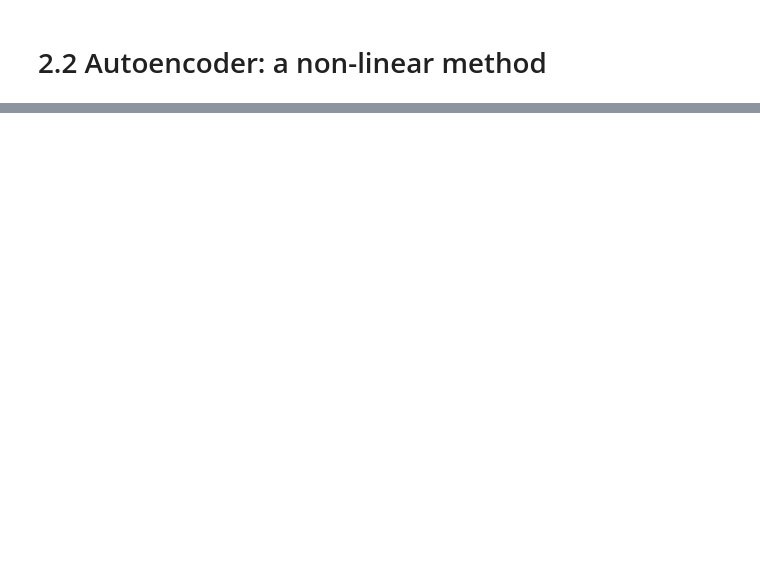
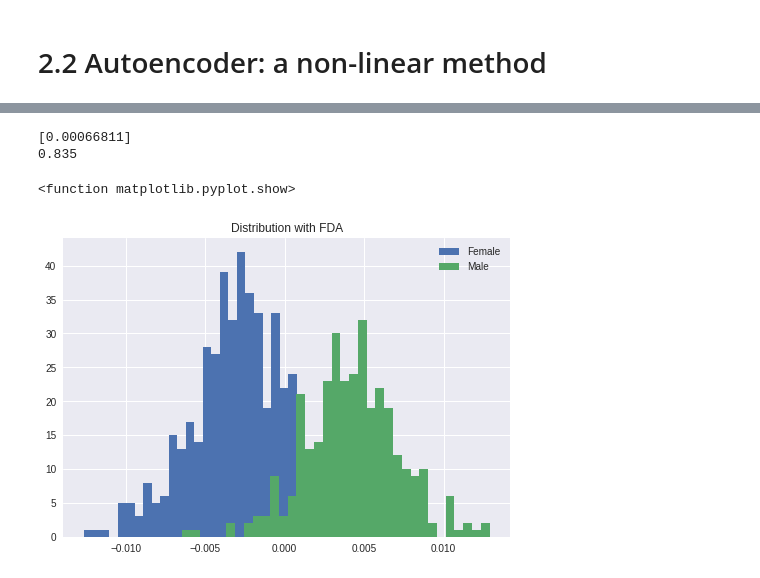
Before and after one commit to Kristytiki/Neural-Network, a Jupyter notebook: Project_1_PCA,_Antuencoder_and_FLD_for_Analyzing_Human_Faces.ipynb, the cells around one changed output, grey strips where cells are left out. Cells and saved outputs as stored; diff of their text form; code cells hidden in the pictures; blank space fills up the shorter version.

```diff
--- a/Project_1_PCA,_Antuencoder_and_FLD_for_Analyzing_Human_Faces.ipynb
+++ b/Project_1_PCA,_Antuencoder_and_FLD_for_Analyzing_Human_Faces.ipynb
@@ -596,0 +1301,69 @@ plot(recons_face,5,10,1,128,128)
+# %%
+X = np.load("/content/drive/My Drive/Colab Notebooks/image_labels.npy")
+y = np.array(list(np.ones(412)) + list(np.zeros(588)))
+X = X[:,:,:,2]
+# %%
+from sklearn.decomposition import PCA
+from sklearn.model_selection import train_test_split
+from numpy.linalg import inv
+from sklearn.metrics import accuracy_score
+
+X_train, X_test, y_train, y_test = train_test_split(X, y, test_size=0.2, random_state=123)
+
+# male is labels as 1 and female is 0
+def proj_(X_train,X_test,K):
+    n,p,q = X_train.shape
+    n2 = X_test.shape[0]
+    X = np.reshape(X_train,(n,-1))
+    X_test = np.reshape(X_test,(n2,-1))
+    pca = PCA(n_components=K)
+    X_transformed = pca.fit_transform(X)
+    proj_Xtest = pca.transform(X_test)
+    #pca.fit(X)
+    #X_transformed = X.dot(np.reshape(pca.components_,(p*q,K)))
+    #proj_Xtest = X_test.dot(np.reshape(pca.components_,(p*q,K)))  # 200*128*128 * 128*128*50 = 200*50
+    return (X_transformed,proj_Xtest)
+
+proj_X,proj_Xtest = proj_(X_train,X_test,50)
+
+X1 = proj_X[y_train==1]
+X0 = proj_X[y_train==0]
+def get_mean(X):
+    n,q = X.shape
+    m = np.mean(X, axis=0)
+    return m
+m1 = get_mean(X1)
+
+m0 = get_mean(X0)
+m1.shape
+def whin_scatter(X,m):
+    n,p = X.shape
+    tmp = np.reshape(np.zeros(p*p),(p,p))
+    for i in range(n):
+        X_center = np.reshape((X[i]-m),(p,1))
+        tmp += X_center.dot(X_center.T) # 50*50
+    return tmp
+S1 = whin_scatter(X1,m1)
+S1.shape
+S0 = whin_scatter(X0,m0)
+# Fisher face
+W = np.reshape(inv(S1+S0).dot(m1-m0),(50,1))
+y_pred1 = np.reshape((W.T).dot(proj_Xtest.T),200) #1*200
+b = np.reshape(((W.T).dot(np.reshape(m1,(50,1)))+(W.T).dot(np.reshape(m0,(50,1)))),1)/2
+print(b)
+y_pred[y_pred1>b] = 1
+y_pred[y_pred1<b] = 0
+print(accuracy_score(y_test, y_pred))
+# plot
+proj_m_app_train_50 = (W.T).dot(X1.T)
+proj_f_app_train_50 = (W.T).dot(X0.T)
+plt.hist(proj_f_app_train_50[0], bins = 35, label = 'Female')
+plt.hist(proj_m_app_train_50[0], bins = 35, label = 'Male')
+plt.legend()
+plt.title('Distribution with FDA')
+plt.show
+# %% [output]
+[0.00066811]
+0.835
+<function matplotlib.pyplot.show>
+[figure, added]
```
Also changed, not shown: parts of 35 cells of this notebook.
